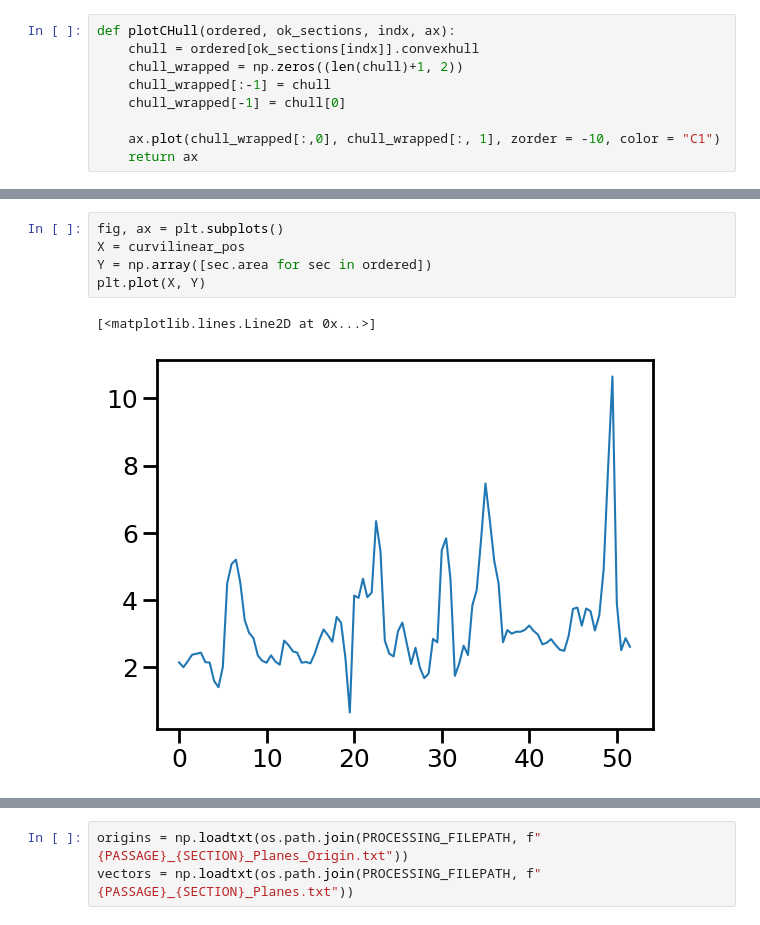
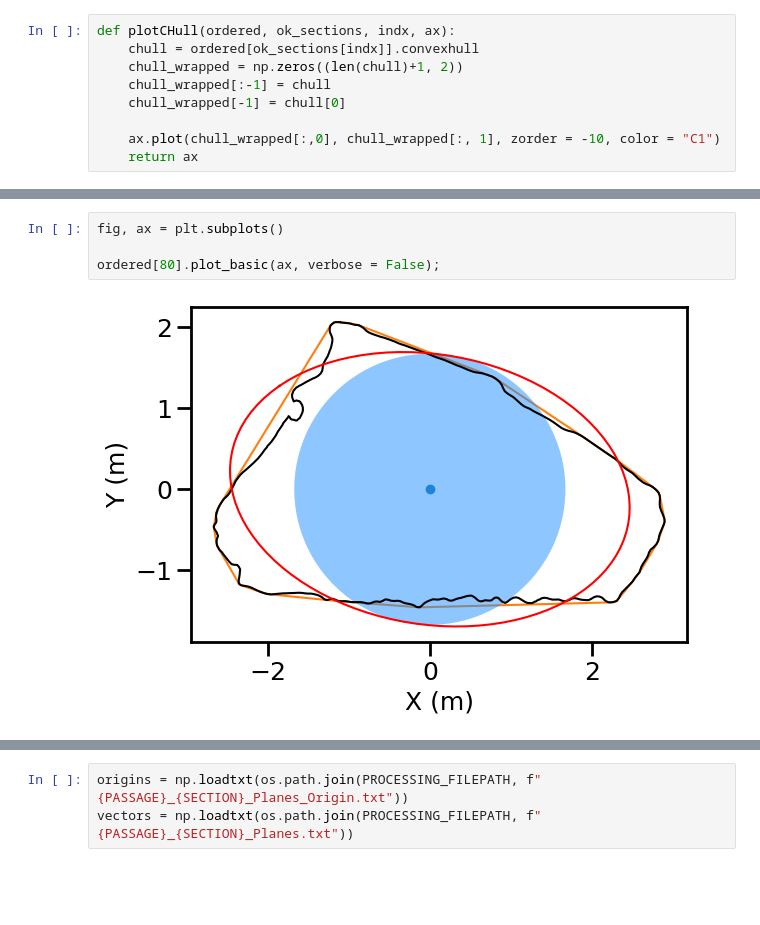
Before and after one commit to ERC-Karst/from_pointcloud_to_mesh, a Jupyter notebook: python/notebooks/08_CalculateGeometricDescriptors.ipynb, the cells around one changed output, grey strips where cells are left out. Saved outputs shown, nothing was run; the diff lists cells and outputs as text; blank space fills up the shorter version.

```diff
--- a/python/notebooks/08_CalculateGeometricDescriptors.ipynb
+++ b/python/notebooks/08_CalculateGeometricDescriptors.ipynb
@@ -215,11 +219,9 @@ plt.savefig(os.path.join(PROCESSING_FILEPATH, f"{BASENAME}_{PASSAGE}_{SECTION}_s
 # %%
 fig, ax = plt.subplots()
-X = curvilinear_pos
-Y = np.array([sec.area for sec in ordered])
-plt.plot(X, Y)
+
+ordered[80].plot_basic(ax, verbose = False);
 # %% [output]
-[<matplotlib.lines.Line2D at 0x...>]
-[figure, old version]
+[figure, new version]
 # %%
 # autocorrelation function.
 
```
Also changed, not shown: parts of 9 cells of this notebook, 27 other files.
